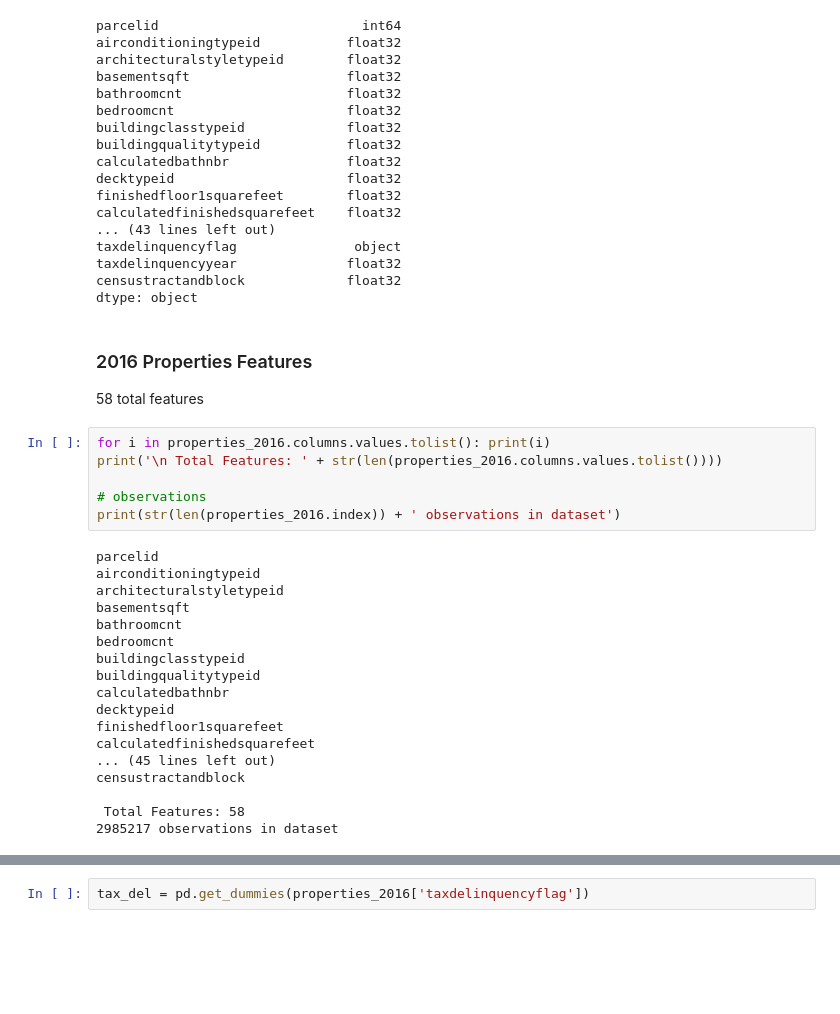
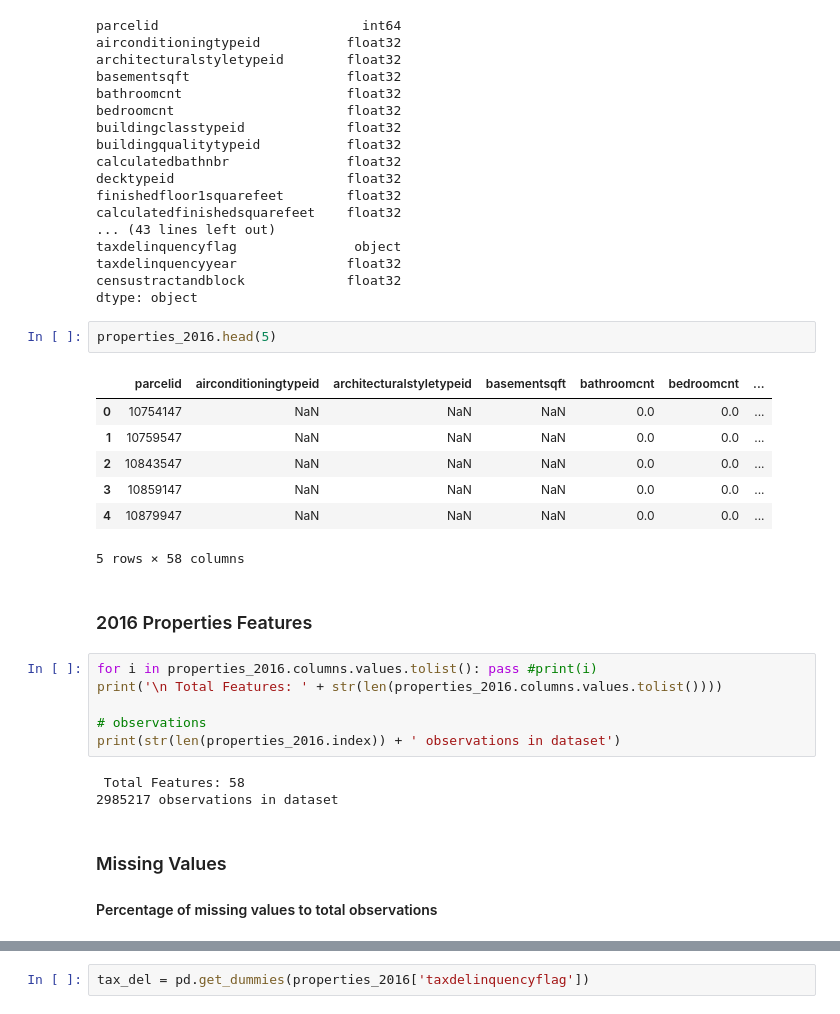
Before and after one commit to brandonserna/kaggle_zestimate, a Jupyter notebook: notebooks/eda.ipynb, the cells around one changed output, grey strips where cells are left out. Saved outputs shown, nothing was run; the diff lists cells and outputs as text; blank space fills up the shorter version.

```diff
--- a/notebooks/eda.ipynb
+++ b/notebooks/eda.ipynb
@@ -49,32 +49,28 @@ taxdelinquencyflag               object
 taxdelinquencyyear              float32
 censustractandblock             float32
 dtype: object
+# %%
+properties_2016.head(5)
+# %% [output]
+|  | parcelid | airconditioningtypeid | architecturalstyletypeid | basementsqft | bathroomcnt | bedroomcnt | ... |
+| 0 | 10754147 | NaN | NaN | NaN | 0.0 | 0.0 | ... |
+| 1 | 10759547 | NaN | NaN | NaN | 0.0 | 0.0 | ... |
+| 2 | 10843547 | NaN | NaN | NaN | 0.0 | 0.0 | ... |
+| 3 | 10859147 | NaN | NaN | NaN | 0.0 | 0.0 | ... |
+| 4 | 10879947 | NaN | NaN | NaN | 0.0 | 0.0 | ... |
+5 rows × 58 columns
 # %% [markdown]
 ### 2016 Properties Features
-
-58 total features
 # %%
-for i in properties_2016.columns.values.tolist(): print(i)
+for i in properties_2016.columns.values.tolist(): pass #print(i)
 print('\n Total Features: ' + str(len(properties_2016.columns.values.tolist())))
 
 # observations
 print(str(len(properties_2016.index)) + ' observations in dataset')
 # %% [output]
-parcelid
-airconditioningtypeid
-architecturalstyletypeid
-basementsqft
-bathroomcnt
-bedroomcnt
-buildingclasstypeid
-buildingqualitytypeid
-calculatedbathnbr
-decktypeid
-finishedfloor1squarefeet
-calculatedfinishedsquarefeet
-... (45 lines left out)
-censustractandblock
-
  Total Features: 58
 2985217 observations in dataset
+# %% [markdown]
+### Missing Values
+#### Percentage of missing values to total observations
 # %%
```
Also changed, not shown: parts of 15 cells of this notebook.
